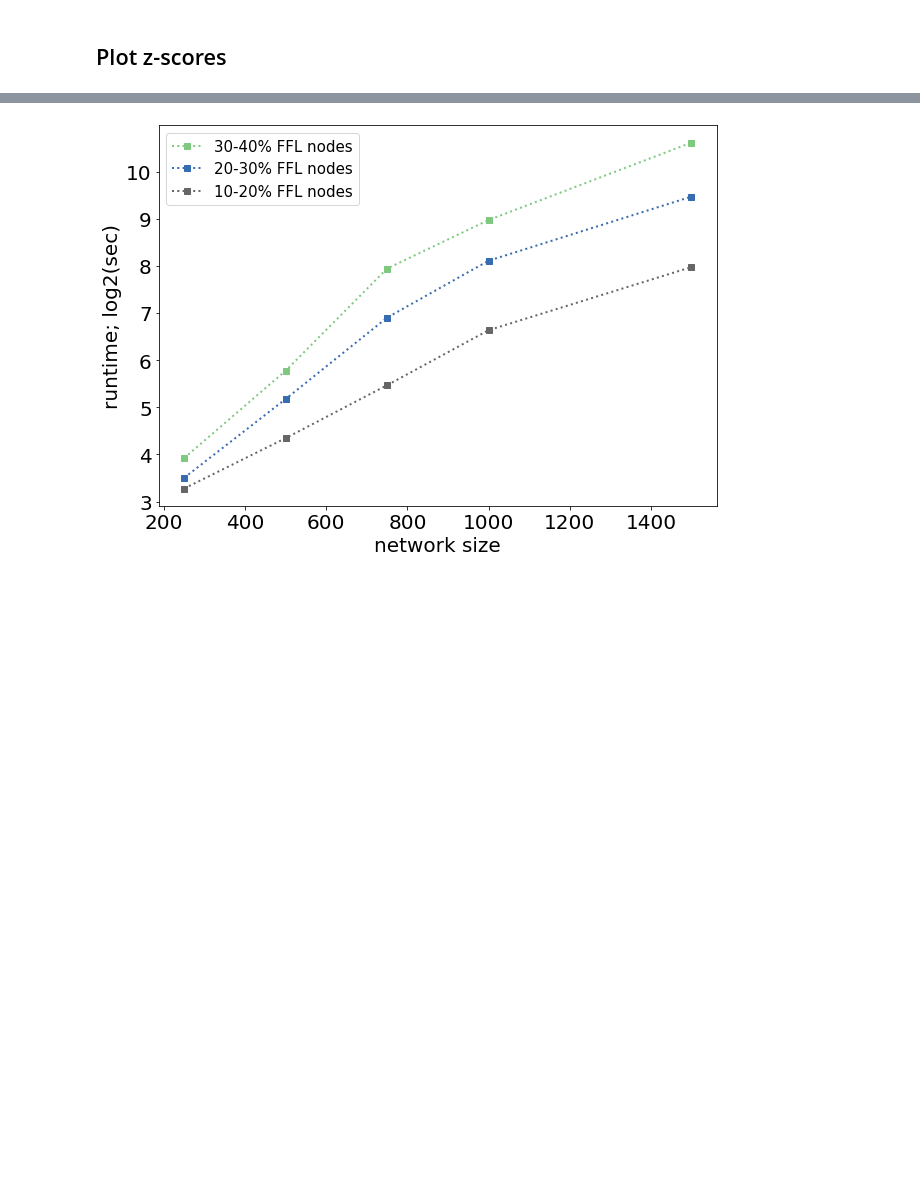
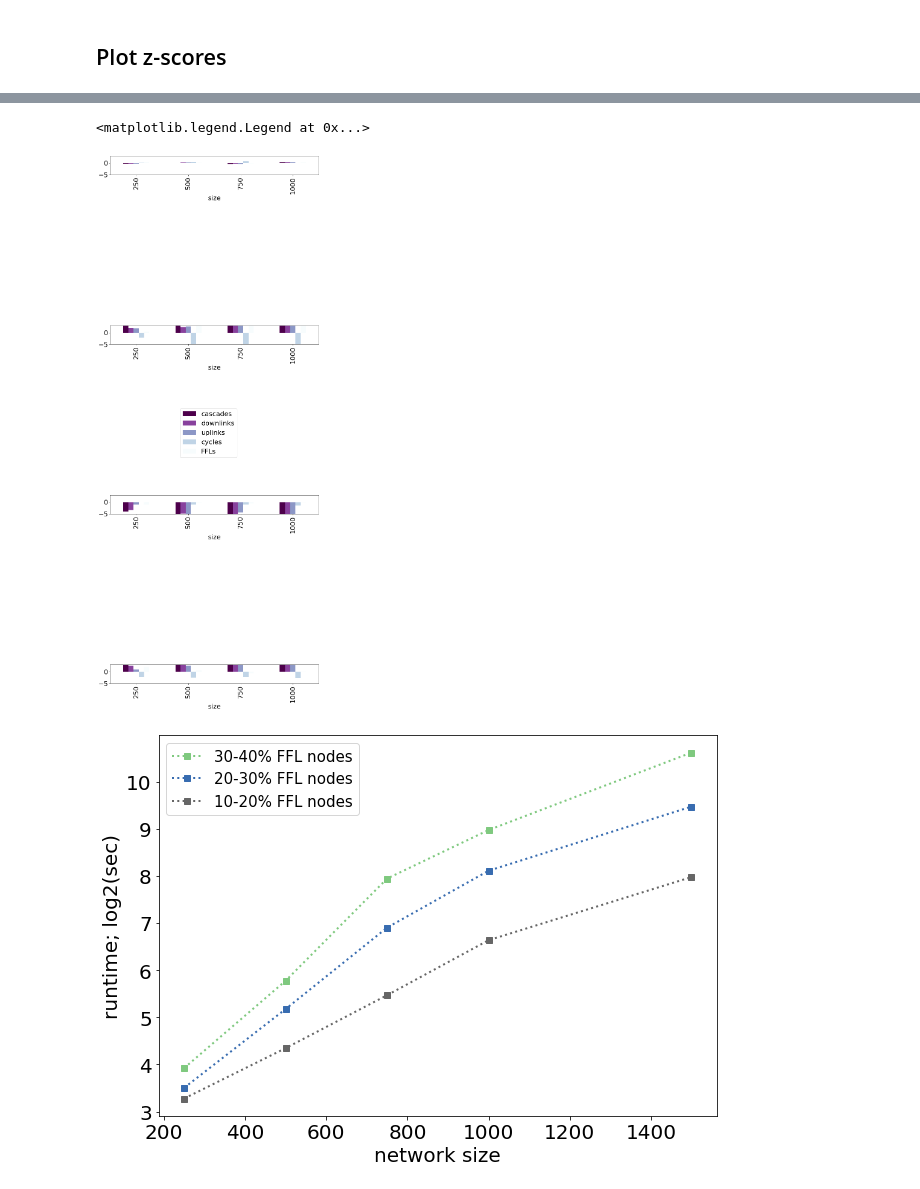
Before and after one commit to zhivkoplias/network_generation_algo, a Jupyter notebook: snippets/figure5BC.ipynb, the cells around one changed output, grey strips where cells are left out. Saved outputs shown, nothing was run; the diff lists cells and outputs as text; code cells hidden in the pictures; blank space fills up the shorter version.

Commit message:
figure 5B

```diff
--- a/snippets/figure5BC.ipynb
+++ b/snippets/figure5BC.ipynb
@@ -502,2 +516,29 @@ plt.show()
+# %%
+plt.rcParams.update({'font.size': 22})
+fig, ((ax1, ax2, ax3, ax4)) = plt.subplots(4,1)
+fig.tight_layout()
+
+plot_style = 'BuPu_r'
+zscore_stats_df[zscore_stats_df['label']=='randg'].groupby(["motif", "size"]).agg(np.mean).unstack(0).\
+    plot(kind = "bar", y = "z-score", legend = False,\
+         ax=ax1, cmap=plot_style, figsize = (12,34), ylim=(-5,3))
+
+zscore_stats_df[zscore_stats_df['label']=='dag'].groupby(["motif", "size"]).agg(np.mean).unstack(0).\
+    plot(kind = "bar", y = "z-score", legend = False,\
+         ax=ax2, cmap=plot_style, figsize = (12,34), ylim=(-5,3))
+
+zscore_stats_df[zscore_stats_df['label']=='gnw'].groupby(["motif", "size"]).agg(np.mean).unstack(0).\
+    plot(kind = "bar", y = "z-score", legend = False,\
+         ax=ax3, cmap=plot_style, figsize = (12,34), ylim=(-5,3))
+
+zscore_stats_df[zscore_stats_df['label']=='fflatt'].groupby(["motif", "size"]).agg(np.mean).unstack(0).\
+    plot(kind = "bar", y = "z-score", legend = False,\
+         ax=ax4, cmap=plot_style, figsize = (12,34), ylim=(-5,3))
+
+
+fig.legend(["cascades", "downlinks", "uplinks", "cycles", "FFLs"], loc="center")
+# %% [output]
+<matplotlib.legend.Legend at 0x...>
+[figure, added]
 # %%
 runtime_df_binned.groupby(["FFL-nodes-perc", "network_size"]).agg(np.mean).unstack(0).\
```
Also changed, not shown: parts of 11 cells of this notebook, 14 other files.
